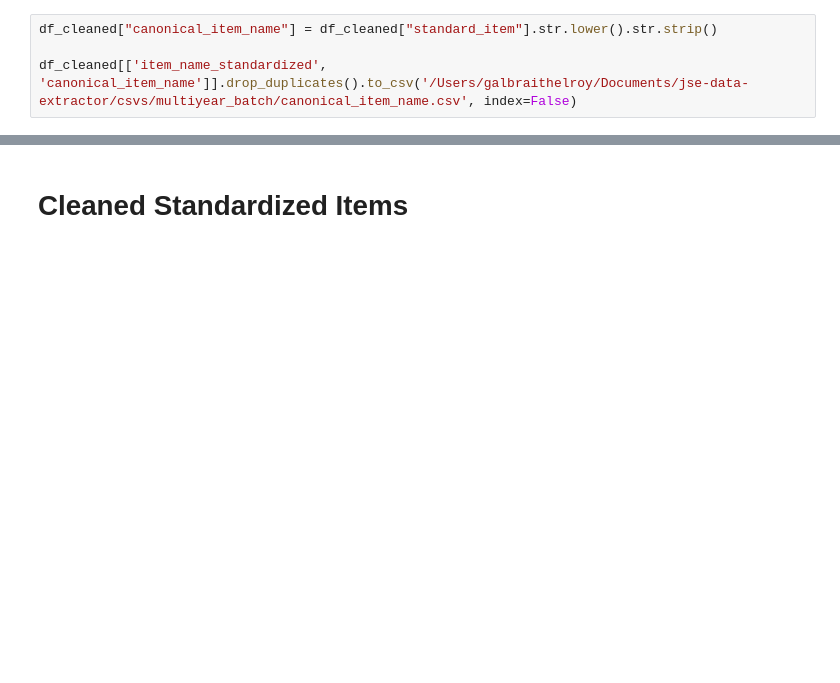
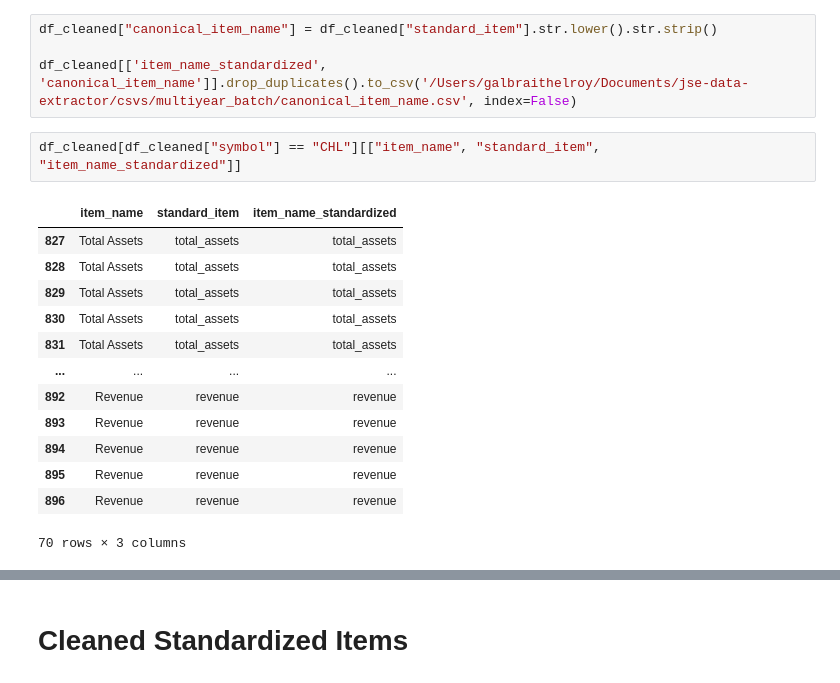
Before and after one commit to Aeontsolutions/jse-data-extractor, a Jupyter notebook: metrics/clean_items.ipynb, the cells around one changed output, grey strips where cells are left out. Saved outputs shown, nothing was run; the diff lists cells and outputs as text; blank space fills up the shorter version.

```diff
--- a/metrics/clean_items.ipynb
+++ b/metrics/clean_items.ipynb
@@ -464,3 +590,19 @@ df_cleaned["canonical_item_name"] = df_cleaned["standard_item"].replace(canonica
 df_cleaned["canonical_item_name"] = df_cleaned["standard_item"].str.lower().str.strip()
 
 df_cleaned[['item_name_standardized', 'canonical_item_name']].drop_duplicates().to_csv('/Users/galbraithelroy/Documents/jse-data-extractor/csvs/multiyear_batch/canonical_item_name.csv', index=False)
+# %%
+df_cleaned[df_cleaned["symbol"] == "CHL"][["item_name", "standard_item", "item_name_standardized"]]
+# %% [output]
+|  | item_name | standard_item | item_name_standardized |
+| 827 | Total Assets | total_assets | total_assets |
+| 828 | Total Assets | total_assets | total_assets |
+| 829 | Total Assets | total_assets | total_assets |
+| 830 | Total Assets | total_assets | total_assets |
+| 831 | Total Assets | total_assets | total_assets |
+| ... | ... | ... | ... |
+| 892 | Revenue | revenue | revenue |
+| 893 | Revenue | revenue | revenue |
+| 894 | Revenue | revenue | revenue |
+| 895 | Revenue | revenue | revenue |
+| 896 | Revenue | revenue | revenue |
+70 rows × 3 columns
```
Also changed, not shown: parts of 5 cells of this notebook, 2 other files.
